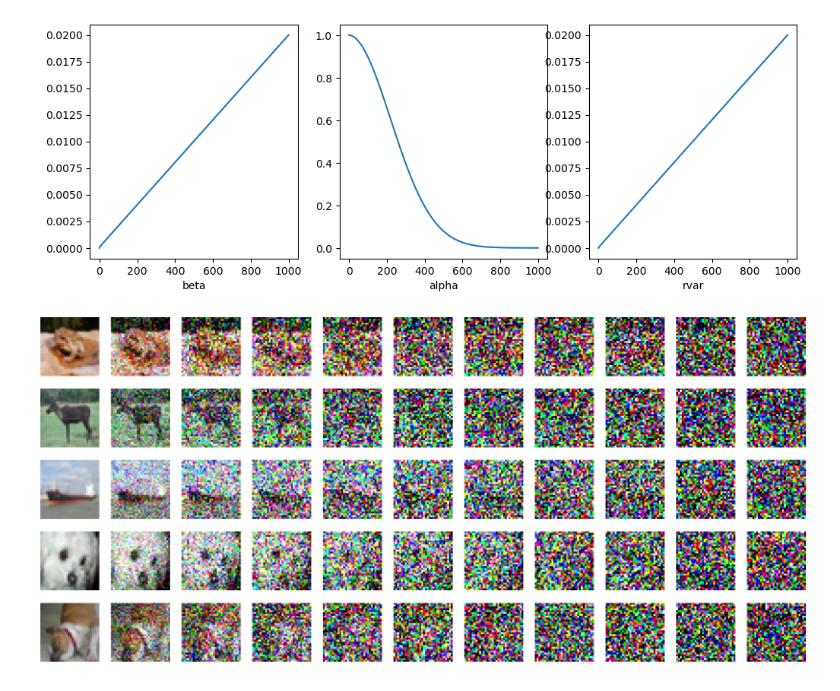
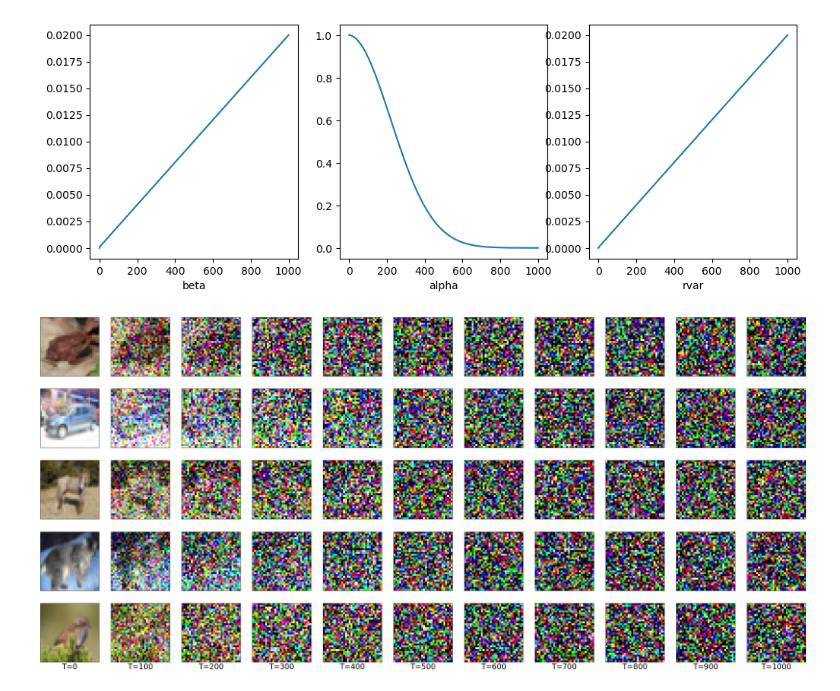
Before and after one commit to guthasaibharathchandra/ddpm_base, a Jupyter notebook: part1b.ipynb, the cells around one changed output. Cells and saved outputs as stored; diff of their text form; code cells hidden in the pictures.

```diff
--- a/part1b.ipynb
+++ b/part1b.ipynb
@@ -20,7 +20,7 @@ cifar10_dataset_root = '/mimer/NOBACKUP/groups/azizpour-group-alvis/bharath/data
 cifar10_train_dataset_orig = CIFAR10(root=cifar10_dataset_root, download=False, train=True)
 N = len(cifar10_train_dataset_orig)
 print(f"N={N} train samples in cifar10")
-num_samples = 25
+num_samples = 100
 h, w = int(np.sqrt(num_samples)), int(np.sqrt(num_samples))
 assert h*w == num_samples
 f, ax = plt.subplots(ncols=w, nrows=h, figsize=(1.2*w,1.2*h))
@@ -38,6 +38,6 @@ N=50000 train samples in cifar10
 # %%
 T = 1000
-schedule = make_schedule(scheme='linear', rvar='fvar', T=T, start_beta=1e-4, end_beta=0.02)
+schedule = make_schedule(scheme='linear', rvar='fvar', T=T, start_beta=1e-4, end_beta=2e-2)
 f, ax = plt.subplots(ncols=3,figsize=(12,4))
 ax[0].plot(np.arange(start=0,stop=T+1),schedule['beta'])
 ax[0].set_xlabel('beta')
@@ -52,20 +52,23 @@ Text(0.5, 0, 'rvar')
 # %%
 numtime = 11
 numsamples = 5
 f, ax = plt.subplots(ncols=numtime, nrows=numsamples, figsize=(4*numtime,4*numsamples))
 samples = np.random.choice(np.arange(len(cifar10_train_dataset_orig)),size=numsamples)
-for idx,t in enumerate(np.linspace(start=0, stop=T//2, endpoint=True, num=numtime)):
+for idx,t in enumerate(np.linspace(start=0, stop=T, endpoint=True, num=numtime)):
     t = int(t)
     for idy, sample in enumerate(samples):
         (image, target) = cifar10_train_dataset_orig[sample]
         image = np.array(image, dtype=np.float32)/255.0
         #image = np.array(image)
         image_t = forward_diffusion(image, 0, t, schedule)
         ax[idy, idx].imshow(np.asarray(np.clip(image_t*255,a_min=0,a_max=255),dtype=np.uint8))
-        ax[idy, idx].set_xlabel('T='+str(t))
-        ax[idy, idx].axis('off')
+        #ax[idy, idx].set_xlabel('T='+str(t))
+        ax[idy, idx].set_xticks([])
+        ax[idy, idx].set_yticks([])
+        if idy == len(samples)-1:
+            ax[idy, idx].set_xlabel('T='+str(t), fontsize=24)
 # %% [output]
-[figure, old version]
+[figure, new version]
 # %%
 class unet_cifar10_classic(torch.nn.Module):
 
```
Also changed, not shown: parts of 4 cells of this notebook, 22 other files.
